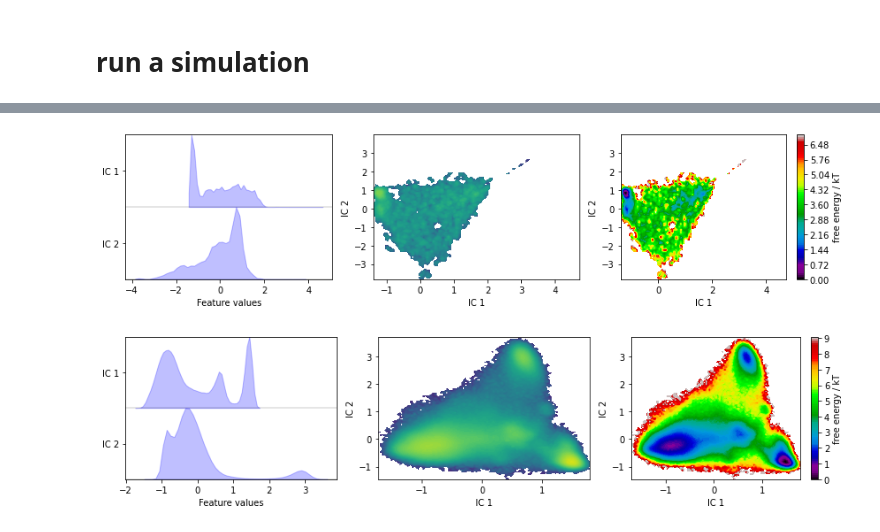
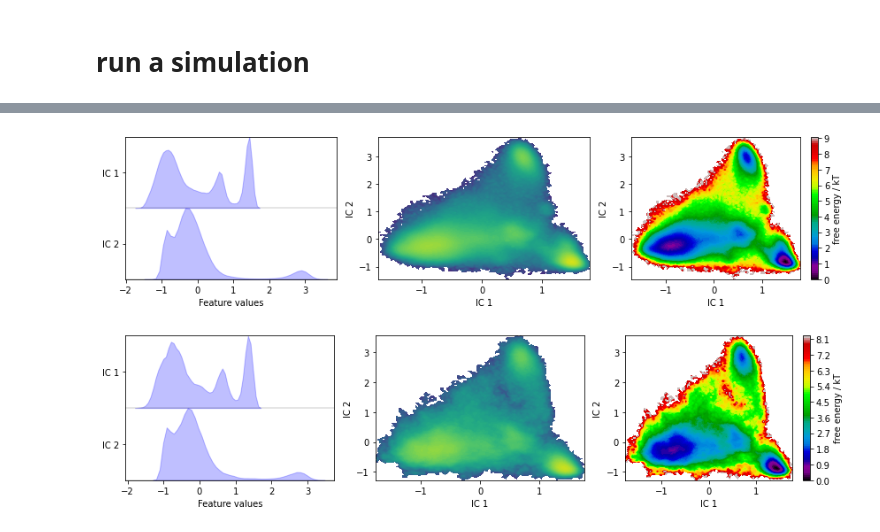
Before and after one commit to torchmd/torchmd-net, a Jupyter notebook: notebooks/Chignolin.ipynb, the cells around one changed output, grey strips where cells are left out. Saved outputs shown, nothing was run; the diff lists cells and outputs as text; code cells hidden in the pictures.

Commit message:
add config file and update notebooks

```diff
--- a/notebooks/Chignolin.ipynb
+++ b/notebooks/Chignolin.ipynb
@@ -306,11 +344,11 @@ DATALOADER:0 TEST RESULTS
 # %%
-model = LNNP.load_from_checkpoint(
-    '/local/git/torchmd-net2/notebooks/test/epoch=89-val_loss=745.0900-test_loss=0.0000.ckpt'
-)
+# model = LNNP.load_from_checkpoint(
+#     '/local/git/torchmd-net2/notebooks/chign_run/epoch=29-val_loss=740.0255-test_loss=0.0000.ckpt'
+# )
 chignolin_dataset = ChignolinDataset('/local/scratch/chignolin/')
 # %%
 n_sims = 1000
-n_timesteps = 1000
+n_timesteps = 10000
 save_interval = 10
 # %%
 baseline_model = chignolin_dataset.get_baseline_model()
@@ -339,7 +375,7 @@ CGnet(
   )
 )
 # %%
-sim = MySimulation(chignolin_net, initial_coords, sim_embeddings, length=n_timesteps,
+sim = Simulation(chignolin_net, initial_coords, sim_embeddings, length=n_timesteps,
                  save_interval=save_interval, beta=baseline_model.beta,
                  save_potential=True, device=device,
                  log_interval=100, log_type='print')
@@ -361,8 +402,8 @@ Done simulating (Tue Apr 27 14:27:59 2021)
 # %%
-_,_ = plot_tica(baseline_model, traj, lag=1)
+_,_, tica = plot_tica(baseline_model, chignolin_dataset, lag=10)
 # %% [output]
-[figure, old version]
+[figure, new version]
 # %%
-_,_ = plot_tica(baseline_model, chignolin_dataset, lag=10)
+_,_,_ = plot_tica(baseline_model, traj, tica=tica)
 # %% [output]
-[figure, old version]
+[figure, new version]
```
Also changed, not shown: parts of 13 cells of this notebook, 2 other files.
